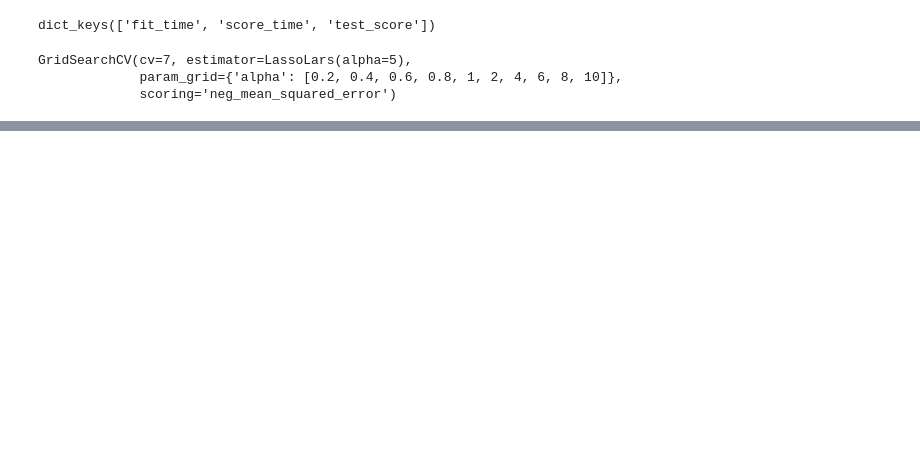
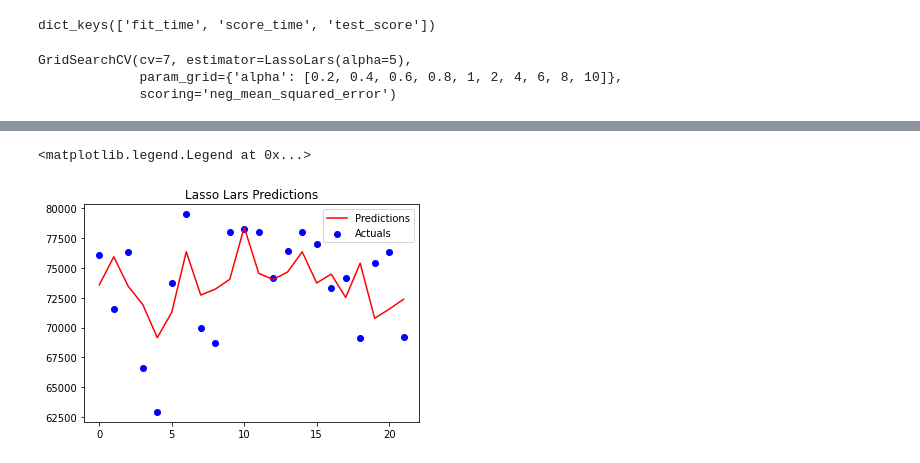
Before and after one commit to afolz121/chiefs_attendance_model, a Jupyter notebook: first_models_outlier_control.ipynb, the cells around one changed output, grey strips where cells are left out. Saved outputs shown, nothing was run; the diff lists cells and outputs as text; code cells hidden in the pictures; blank space fills up the shorter version.

```diff
--- a/first_models_outlier_control.ipynb
+++ b/first_models_outlier_control.ipynb
@@ -210,3 +215,11 @@ plt.legend()
+# %%
+plt.scatter(range(len(y_test)), y_test, color = 'blue', label = "Actuals")
+plt.plot(range(len(y_test)), mod_predict, color = 'red', label = "Predictions")
+plt.title("Lasso Lars Predictions")
+plt.legend()
+# %% [output]
+<matplotlib.legend.Legend at 0x...>
+[figure, added]
 # %%
 print(clf_fit.best_params_)
 # %% [output]
```
Also changed, not shown: parts of 7 cells of this notebook.
